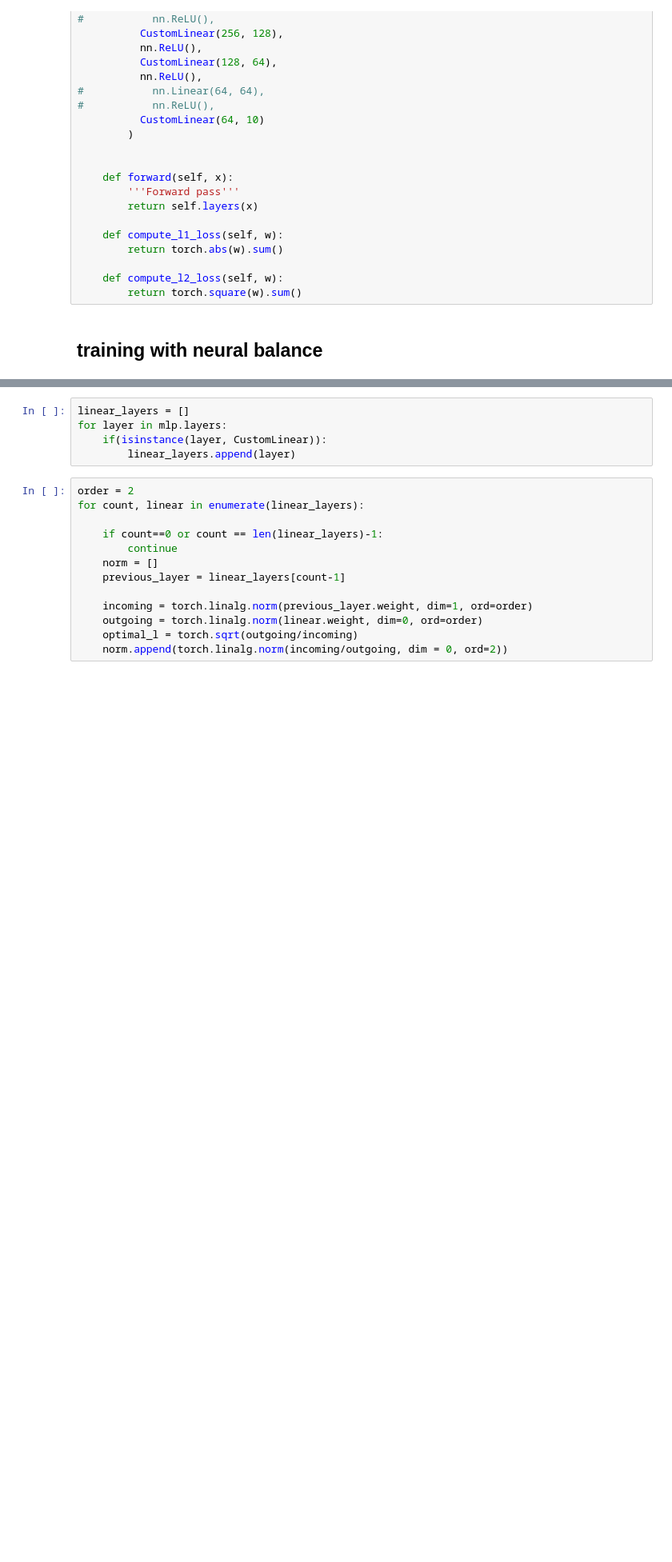
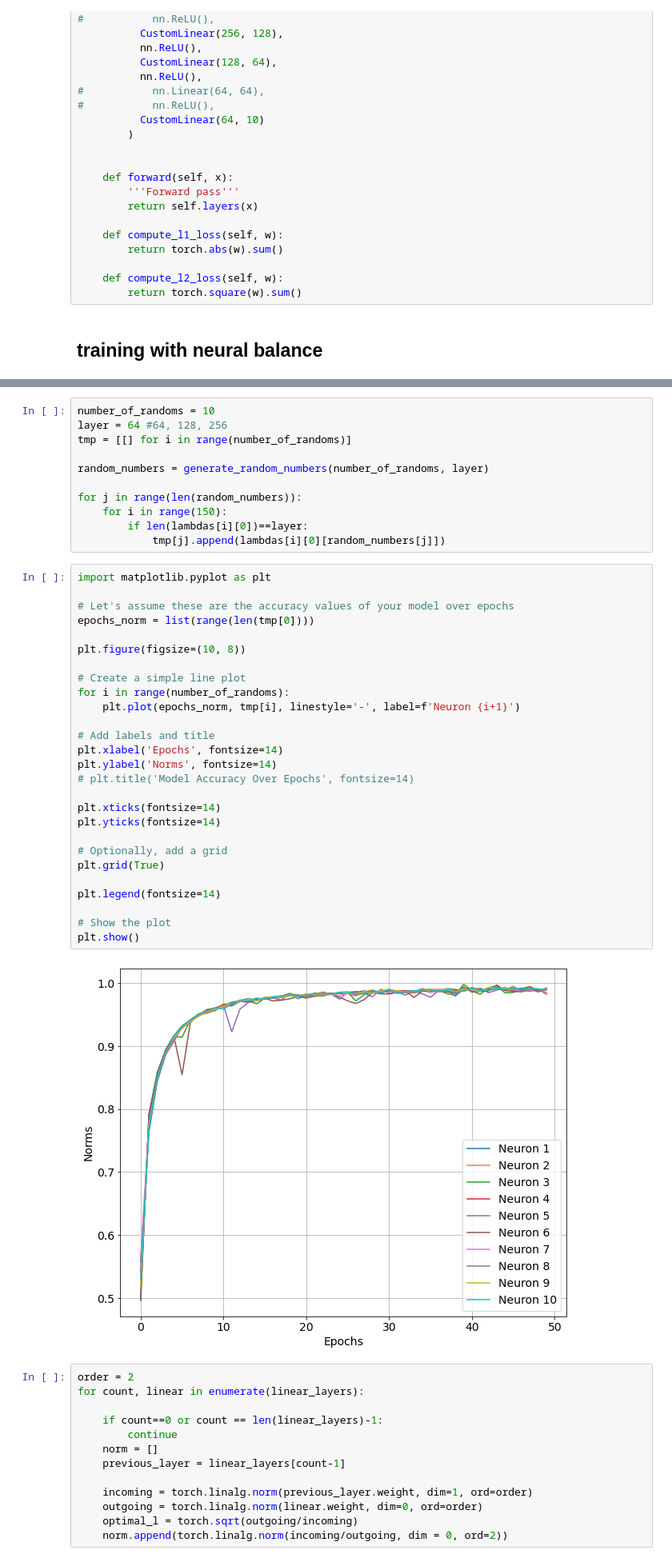
Before and after one commit to antonyalexos/Neural-Balance, a Jupyter notebook: Untitled.ipynb, the cells around one changed output, grey strips where cells are left out. Shown: that part at 80% size. Cells and saved outputs as stored; diff of their text form; blank space fills up the shorter version.

Commit message:
added visualization and lambda saving

```diff
--- a/Untitled.ipynb
+++ b/Untitled.ipynb
@@ -225,8 +234,43 @@ Accuracy of the network on the 10000 test images: 97.93 %
 # %%
-linear_layers = []
-for layer in mlp.layers:
-    if(isinstance(layer, CustomLinear)):
-        linear_layers.append(layer)
+number_of_randoms = 10
+layer = 64 #64, 128, 256
+tmp = [[] for i in range(number_of_randoms)]
+
+random_numbers = generate_random_numbers(number_of_randoms, layer)
+
+for j in range(len(random_numbers)):
+    for i in range(150):
+        if len(lambdas[i][0])==layer:
+            tmp[j].append(lambdas[i][0][random_numbers[j]])
+# %%
+import matplotlib.pyplot as plt
+
+# Let's assume these are the accuracy values of your model over epochs
+epochs_norm = list(range(len(tmp[0])))
+
+plt.figure(figsize=(10, 8))
+
+# Create a simple line plot
+for i in range(number_of_randoms):
+    plt.plot(epochs_norm, tmp[i], linestyle='-', label=f'Neuron {i+1}')
+
+# Add labels and title
+plt.xlabel('Epochs', fontsize=14)
+plt.ylabel('Norms', fontsize=14)
+# plt.title('Model Accuracy Over Epochs', fontsize=14)
+
+plt.xticks(fontsize=14)
+plt.yticks(fontsize=14)
+
+# Optionally, add a grid
+plt.grid(True)
+
+plt.legend(fontsize=14)
+
+# Show the plot
+plt.show()
+# %% [output]
+[figure, added]
 # %%
 order = 2
 for count, linear in enumerate(linear_layers):
```
Also changed, not shown: parts of 4 cells of this notebook, 3 other files.
